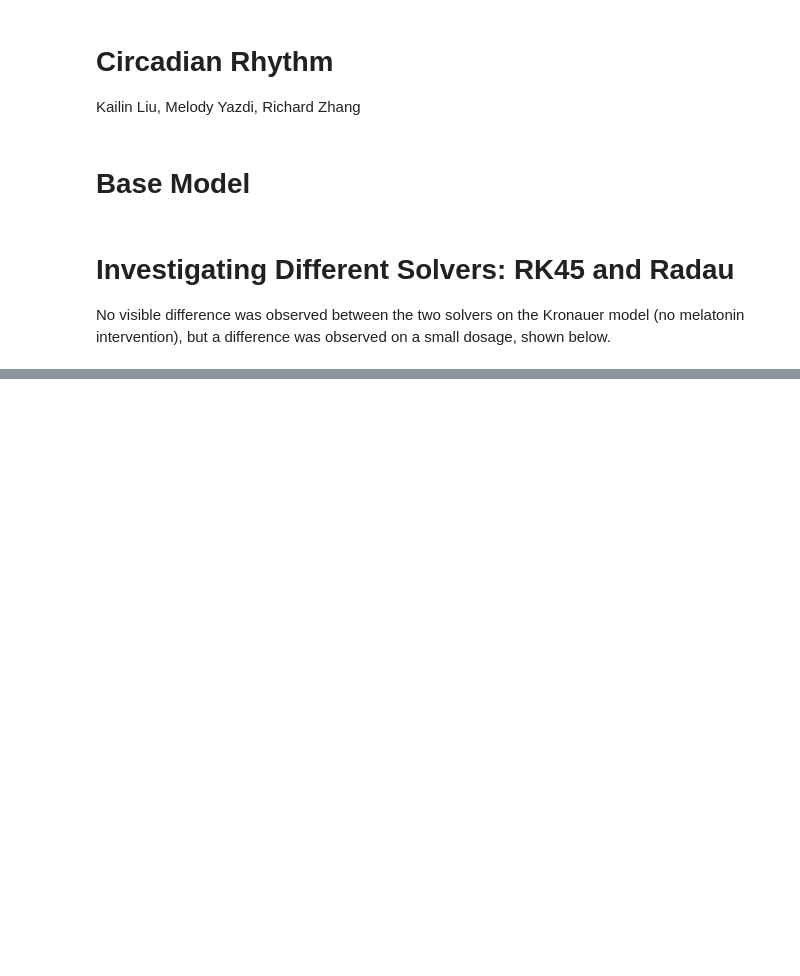
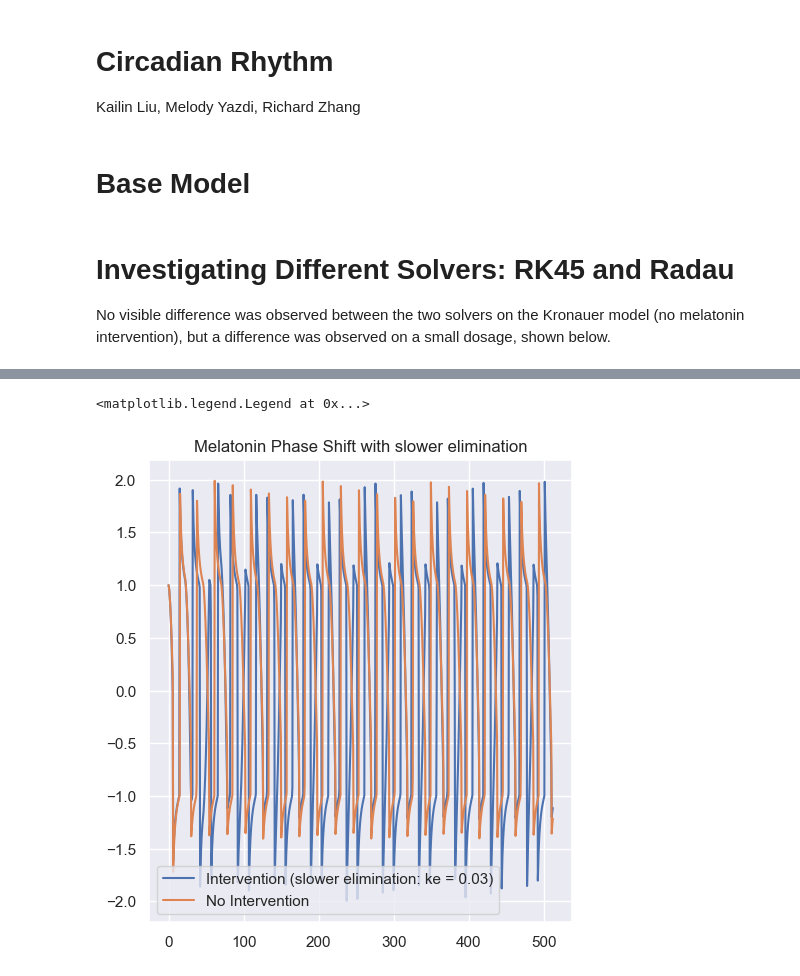
Before and after one commit to richardshizhang/circadian_model, a Jupyter notebook: Final_Project_Code.ipynb, the cells around one changed output, grey strips where cells are left out. Cells and saved outputs as stored; diff of their text form; code cells hidden in the pictures; blank space fills up the shorter version.

```diff
--- a/Final_Project_Code.ipynb
+++ b/Final_Project_Code.ipynb
@@ -115,0 +169,23 @@ When we used the RK45 solver, the shift in phase due to intervention appeared to
+# %%
+y0 = [0.0, 0.0, 1.0, 0.0]  # Start on limit cycle
+dose_times = [0]
+t_span = (0, 512)
+t_eval = np.linspace(*t_span, 1000)
+sol = solve_ivp(circadian_melatonin_model, t_span, y0,
+                args=(dose_times,light_input,100.0,0.23,0.75,1.0,0.03,1.0,), t_eval=t_eval, method='Radau',atol=1e-10, rtol=1e-5)
+y0k = [1.0,0.0]
+solk = solve_ivp(kronauer_model, t_span, y0k,
+                args=(light_input,0.23,0.75,), t_eval=t_eval, method='Radau',atol=1e-10, rtol=1e-5)
+t = sol.t
+G, M, x, y = sol.y
+xk, yk = solk.y
+
+plt.figure(figsize=(12, 6))
+plt.subplot(1, 2, 1)
+plt.plot(t, x, label='Intervention (slower elimination: ke = 0.03)')
+plt.plot(t, xk, label='No Intervention')
+plt.title('Melatonin Phase Shift with slower elimination')
+plt.legend(loc='lower left')
+# %% [output]
+<matplotlib.legend.Legend at 0x...>
+[figure, added]
```
Also changed, not shown: parts of 7 cells of this notebook.
